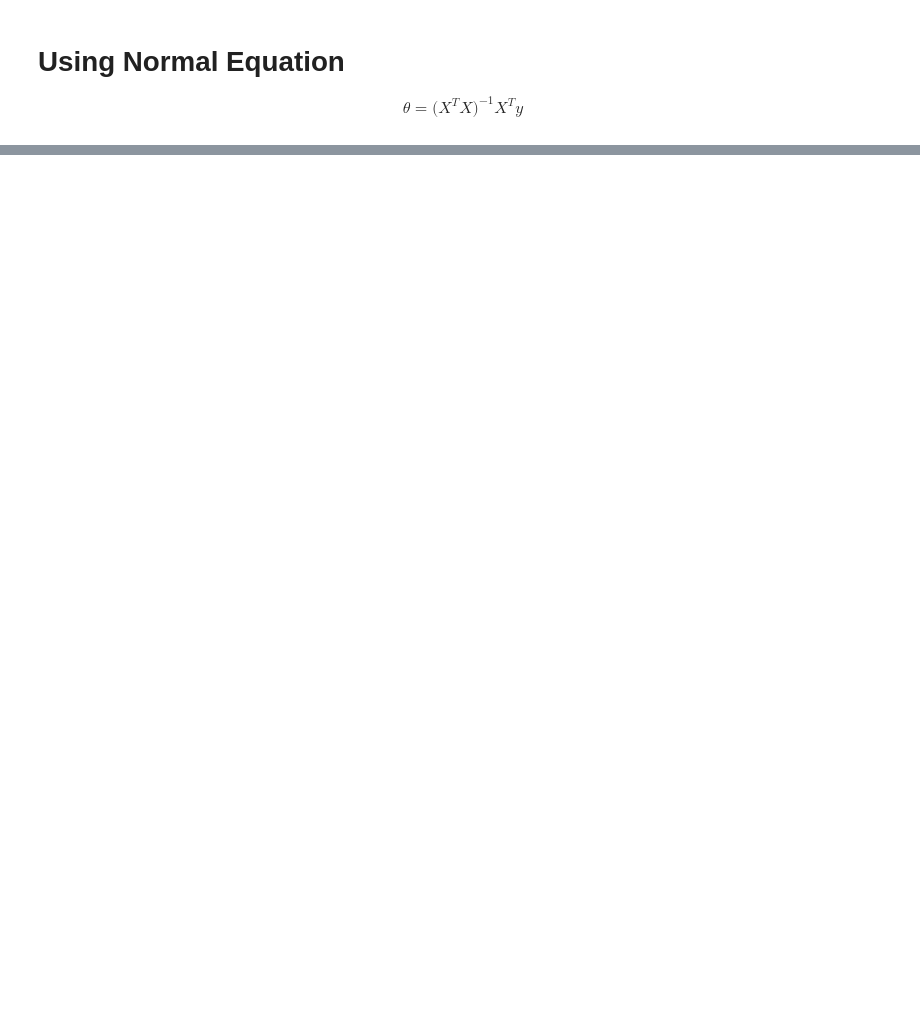
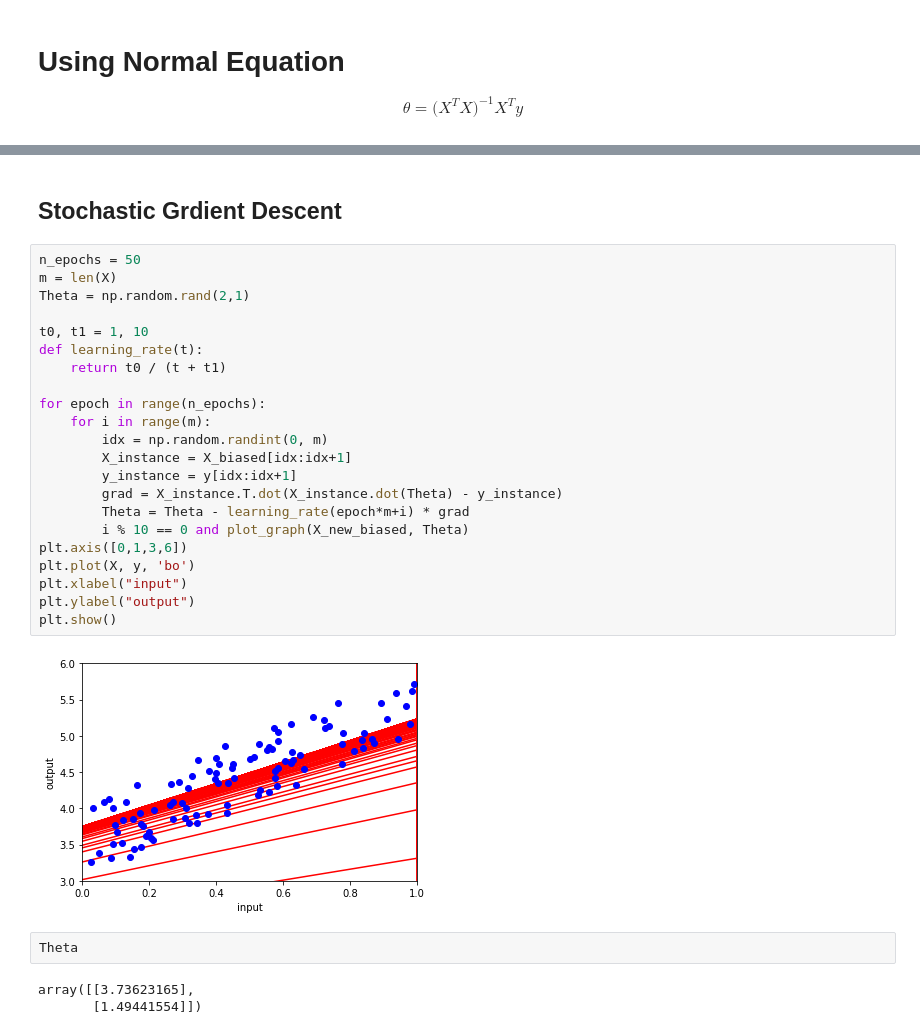
Before and after one commit to abhishak3/MLM, a Jupyter notebook: 01.LinearRegression.ipynb, the cells around one changed output, grey strips where cells are left out. Saved outputs shown, nothing was run; the diff lists cells and outputs as text; blank space fills up the shorter version.

```diff
--- a/01.LinearRegression.ipynb
+++ b/01.LinearRegression.ipynb
@@ -65,0 +118,31 @@ plt.show()
+# %% [markdown]
+## Stochastic Grdient Descent
+# %%
+n_epochs = 50
+m = len(X)
+Theta = np.random.rand(2,1)
+
+t0, t1 = 1, 10
+def learning_rate(t):
+    return t0 / (t + t1)
+
+for epoch in range(n_epochs):
+    for i in range(m):
+        idx = np.random.randint(0, m)
+        X_instance = X_biased[idx:idx+1]
+        y_instance = y[idx:idx+1]
+        grad = X_instance.T.dot(X_instance.dot(Theta) - y_instance)
+        Theta = Theta - learning_rate(epoch*m+i) * grad
+        i % 10 == 0 and plot_graph(X_new_biased, Theta)
+plt.axis([0,1,3,6])
+plt.plot(X, y, 'bo')
+plt.xlabel("input")
+plt.ylabel("output")
+plt.show()
+# %% [output]
+[figure, added]
+# %%
+Theta
+# %% [output]
+array([[3.73623165],
+       [1.49441554]])
```
Also changed, not shown: parts of 19 cells of this notebook, 1 other file.
